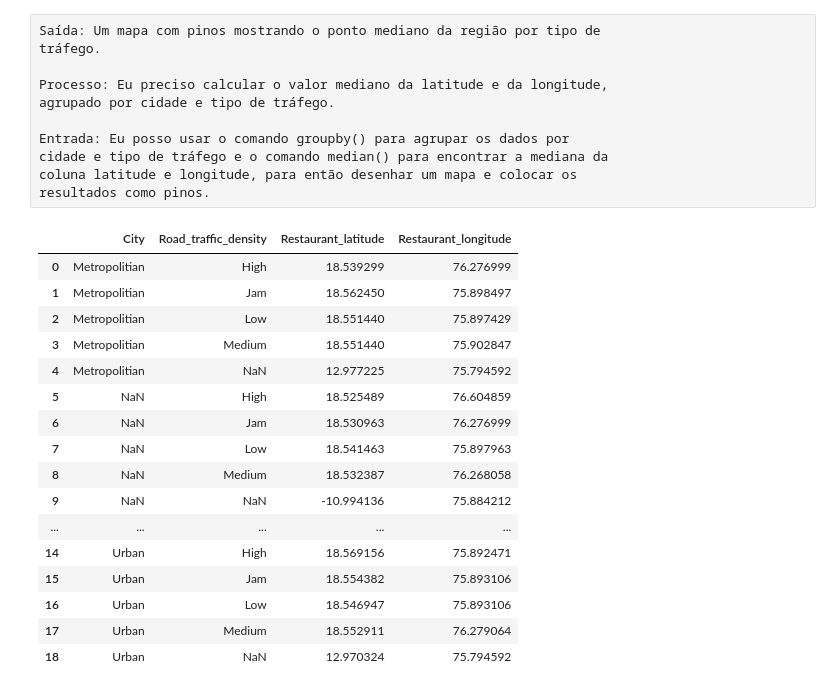
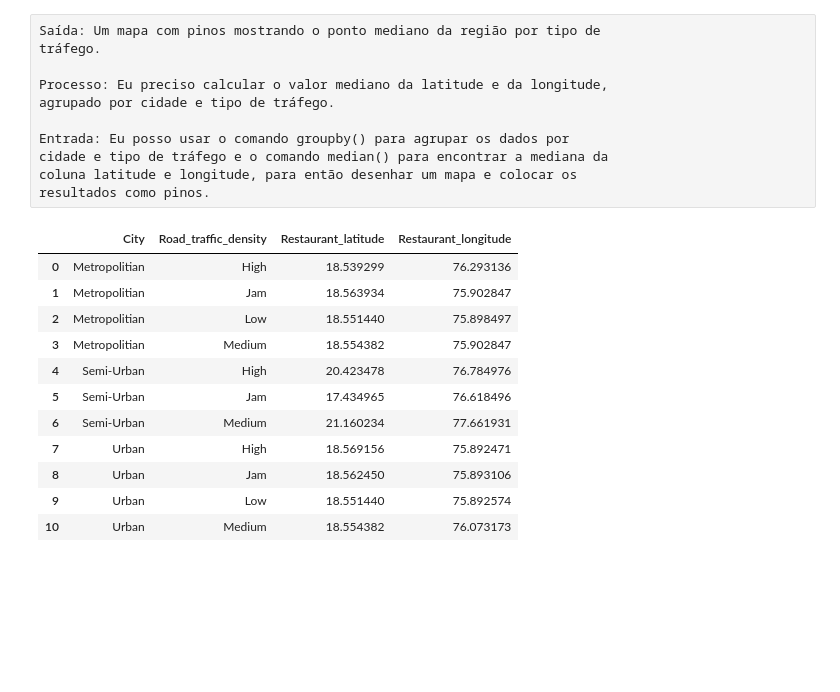
Before and after one commit to LinconSchafranski/ftc_curry_company, a Jupyter notebook: projeto_cury.ipynb, the cells around one changed output. Drawn from its saved outputs; the diff is of its cells as text; code cells hidden in the pictures; blank space fills up the shorter version.

```diff
--- a/projeto_cury.ipynb
+++ b/projeto_cury.ipynb
@@ -26,10 +39,14 @@ for coluna in lista_colunas:
 # %%
 # Convertendo para tipo data
-df['Order_Date'] = pd.to_datetime(df['Order_Date'], format="%d-%m-%Y")
+df1['Order_Date'] = pd.to_datetime(df1['Order_Date'], format="%d-%m-%Y")
 
 # Convertendo para tipo numérico
-df['Delivery_person_Age'] = pd.to_numeric(df['Delivery_person_Age'], errors="coerce")
-df['Delivery_person_Ratings'] = pd.to_numeric(df['Delivery_person_Ratings'], errors="coerce")
+df1['Delivery_person_Age'] = pd.to_numeric(df1['Delivery_person_Age'], errors="coerce")
+df1['Delivery_person_Ratings'] = pd.to_numeric(df1['Delivery_person_Ratings'], errors="coerce")
+# %%
+# 7. Limpando a coluna de time taken
+df1['Time_taken(min)'] = df1['Time_taken(min)'].apply(lambda x: x.split('(min) ')[1])
+df1['Time_taken(min)'] = df1['Time_taken(min)'].astype(int)
 # %% [markdown]
 # A visão Crescimento: Do lado da empresa
 # %% [markdown]
@@ -86,9 +105,9 @@ Entrada: Eu posso usar o comando groupby() para agrupar os dados e o
 comando count() para contar a coluna de IDs e um comando para desenhar
 um gráficos de linhas.
 # %%
-df['Week_of_year'] = df['Order_Date'].dt.strftime("%U")
+df1['Week_of_year'] = df1['Order_Date'].dt.strftime("%U")
 coluns = ['Week_of_year' , 'ID']
-df_aux = df.loc[: , coluns].groupby('Week_of_year').count().reset_index()
+df_aux = df1.loc[: , coluns].groupby('Week_of_year').count().reset_index()
 
 px.line(df_aux , x='Week_of_year', y='ID')
 # %% [markdown]
@@ -150,9 +169,9 @@ comando count() agrupado por uma nova variável chamada week of year. E
 vou contar o número de entregadores únicos ( .unique ) e dividir as entregas
 pelos entregadores únicos da mesma semana.
 # %%
-df['Week_of_year'] = df['Order_Date'].dt.strftime("%U")
-df_aux1 = df.loc[: , ['Week_of_year' , 'ID']].groupby('Week_of_year').count().reset_index()
-df_aux2 = df.loc[: , ['Week_of_year', 'Delivery_person_ID']].groupby('Week_of_year').nunique().reset_index()
+df1['Week_of_year'] = df1['Order_Date'].dt.strftime("%U")
+df_aux1 = df1.loc[: , ['Week_of_year' , 'ID']].groupby('Week_of_year').count().reset_index()
+df_aux2 = df1.loc[: , ['Week_of_year', 'Delivery_person_ID']].groupby('Week_of_year').nunique().reset_index()
 df_aux =  pd.merge(df_aux1 , df_aux2, how='inner')
 df_aux['order_by_delivery'] = df_aux['ID'] / df_aux['Delivery_person_ID']
 
@@ -178,26 +197,21 @@ coluna latitude e longitude, para então desenhar um mapa e colocar os
 resultados como pinos.
 # %%
 coluns = ['City','Road_traffic_density','Restaurant_latitude','Restaurant_longitude']
-df_aux = df.loc[: , coluns].groupby(['City','Road_traffic_density']).median().reset_index()
+df_aux = df1.loc[: , coluns].groupby(['City','Road_traffic_density']).median().reset_index()
 df_aux
 # %% [output]
 |  | City | Road_traffic_density | Restaurant_latitude | Restaurant_longitude |
-| 0 | Metropolitian | High | 18.539299 | 76.276999 |
-| 1 | Metropolitian | Jam | 18.562450 | 75.898497 |
-| 2 | Metropolitian | Low | 18.551440 | 75.897429 |
-| 3 | Metropolitian | Medium | 18.551440 | 75.902847 |
-| 4 | Metropolitian | NaN | 12.977225 | 75.794592 |
-| 5 | NaN | High | 18.525489 | 76.604859 |
-| 6 | NaN | Jam | 18.530963 | 76.276999 |
-| 7 | NaN | Low | 18.541463 | 75.897963 |
-| 8 | NaN | Medium | 18.532387 | 76.268058 |
-| 9 | NaN | NaN | -10.994136 | 75.884212 |
-| ... | ... | ... | ... | ... |
-| 14 | Urban | High | 18.569156 | 75.892471 |
-| 15 | Urban | Jam | 18.554382 | 75.893106 |
-| 16 | Urban | Low | 18.546947 | 75.893106 |
-| 17 | Urban | Medium | 18.552911 | 76.279064 |
-| 18 | Urban | NaN | 12.970324 | 75.794592 |
+| 0 | Metropolitian | High | 18.539299 | 76.293136 |
+| 1 | Metropolitian | Jam | 18.563934 | 75.902847 |
+| 2 | Metropolitian | Low | 18.551440 | 75.898497 |
+| 3 | Metropolitian | Medium | 18.554382 | 75.902847 |
+| 4 | Semi-Urban | High | 20.423478 | 76.784976 |
+| 5 | Semi-Urban | Jam | 17.434965 | 76.618496 |
+| 6 | Semi-Urban | Medium | 21.160234 | 77.661931 |
+| 7 | Urban | High | 18.569156 | 75.892471 |
+| 8 | Urban | Jam | 18.562450 | 75.893106 |
+| 9 | Urban | Low | 18.551440 | 75.892574 |
+| 10 | Urban | Medium | 18.554382 | 76.073173 |
 # %%
 columns = [
 'City',
```
Also changed, not shown: parts of 10 cells of this notebook, 2 other files.
